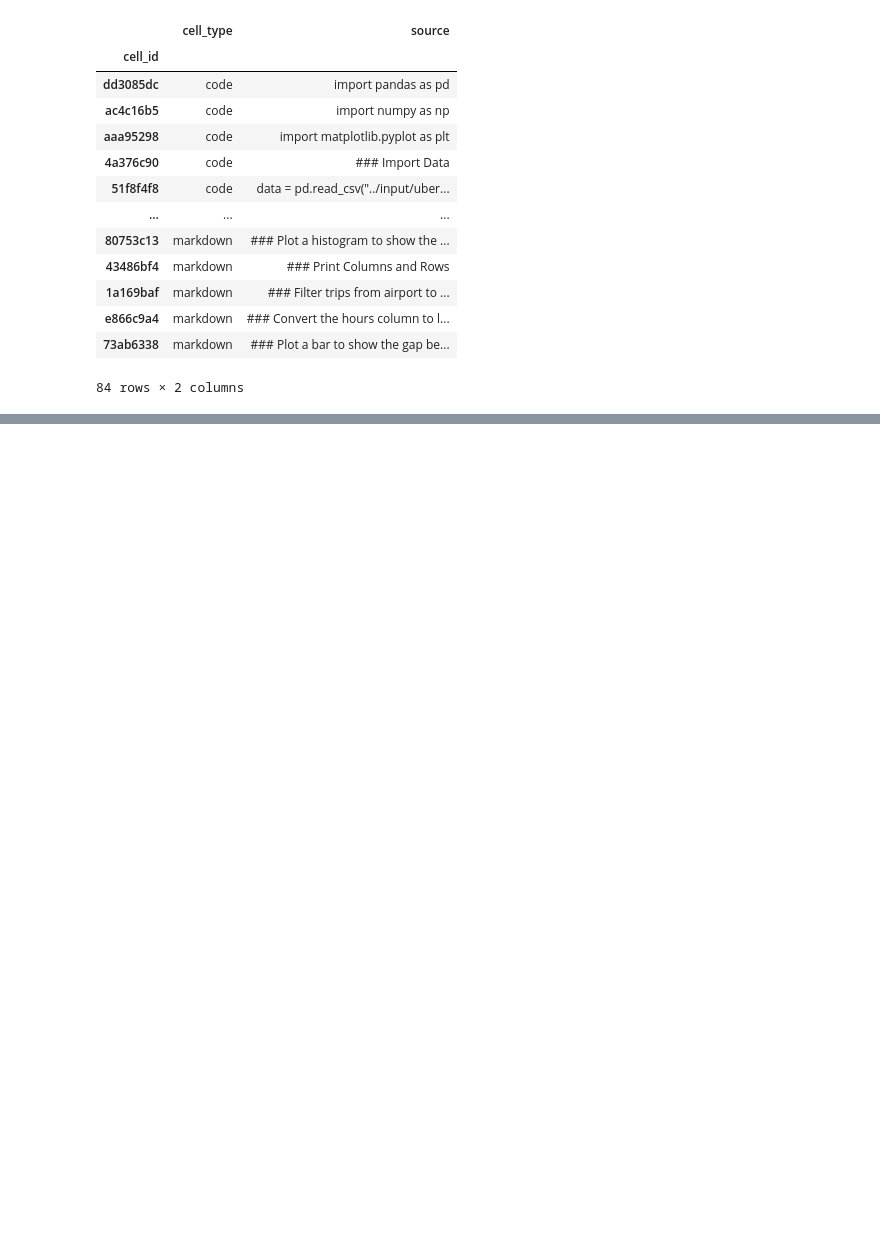
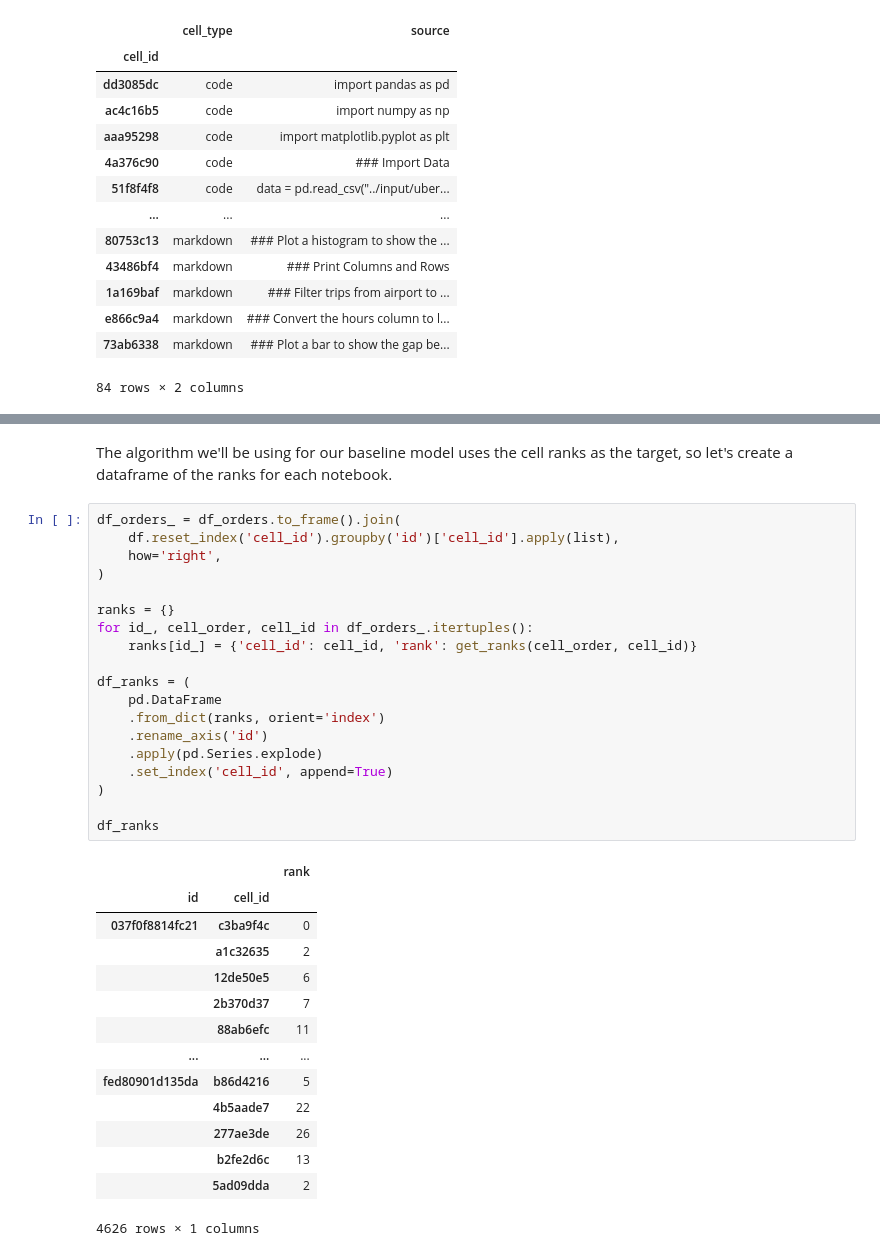
Before and after one commit to suvigyajain0101/AI4Code, a Jupyter notebook: SampleModel.ipynb, the cells around one changed output, grey strips where cells are left out. Drawn from its saved outputs; the diff is of its cells as text; blank space fills up the shorter version.

```diff
--- a/SampleModel.ipynb
+++ b/SampleModel.ipynb
@@ -117,0 +191,36 @@ The disordered notebook:
+# %% [markdown]
+The algorithm we'll be using for our baseline model uses the cell ranks as the target, so let's create a dataframe of the ranks for each notebook.
+# %%
+df_orders_ = df_orders.to_frame().join(
+    df.reset_index('cell_id').groupby('id')['cell_id'].apply(list),
+    how='right',
+)
+
+ranks = {}
+for id_, cell_order, cell_id in df_orders_.itertuples():
+    ranks[id_] = {'cell_id': cell_id, 'rank': get_ranks(cell_order, cell_id)}
+
+df_ranks = (
+    pd.DataFrame
+    .from_dict(ranks, orient='index')
+    .rename_axis('id')
+    .apply(pd.Series.explode)
+    .set_index('cell_id', append=True)
+)
+
+df_ranks
+# %% [output]
+|  |  | rank |
+| id | cell_id |  |
+| 037f0f8814fc21 | c3ba9f4c | 0 |
+|  | a1c32635 | 2 |
+|  | 12de50e5 | 6 |
+|  | 2b370d37 | 7 |
+|  | 88ab6efc | 11 |
+| ... | ... | ... |
+| fed80901d135da | b86d4216 | 5 |
+|  | 4b5aade7 | 22 |
+|  | 277ae3de | 26 |
+|  | b2fe2d6c | 13 |
+|  | 5ad09dda | 2 |
+4626 rows × 1 columns
```
Also changed, not shown: parts of 5 cells of this notebook.
